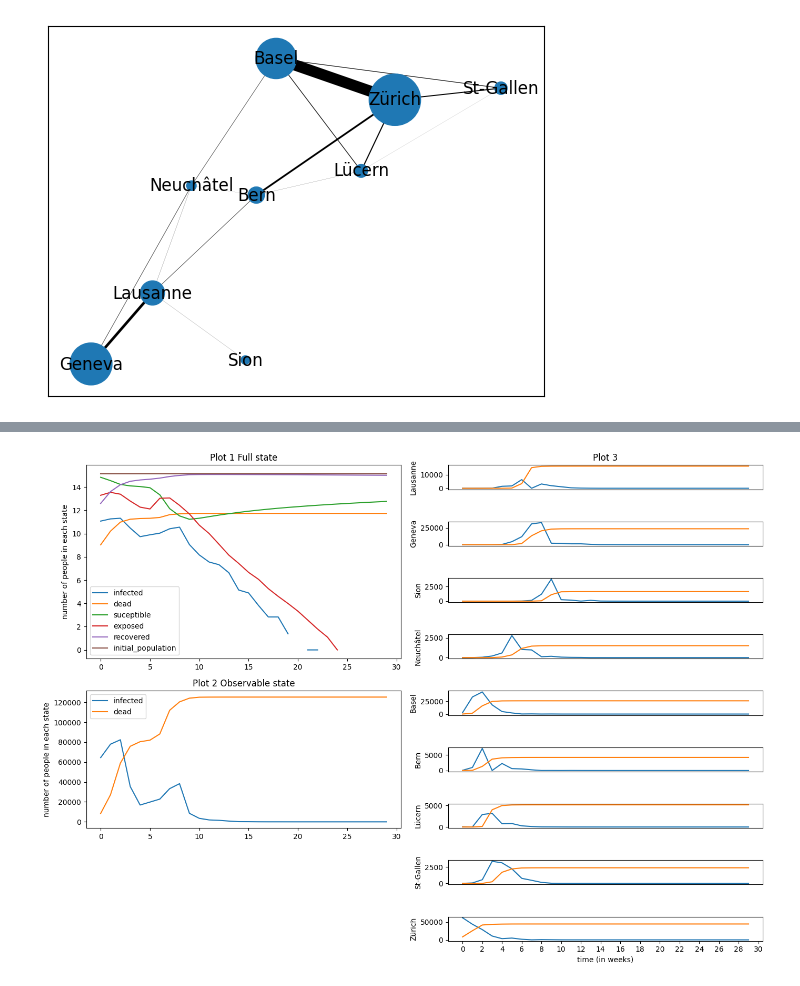
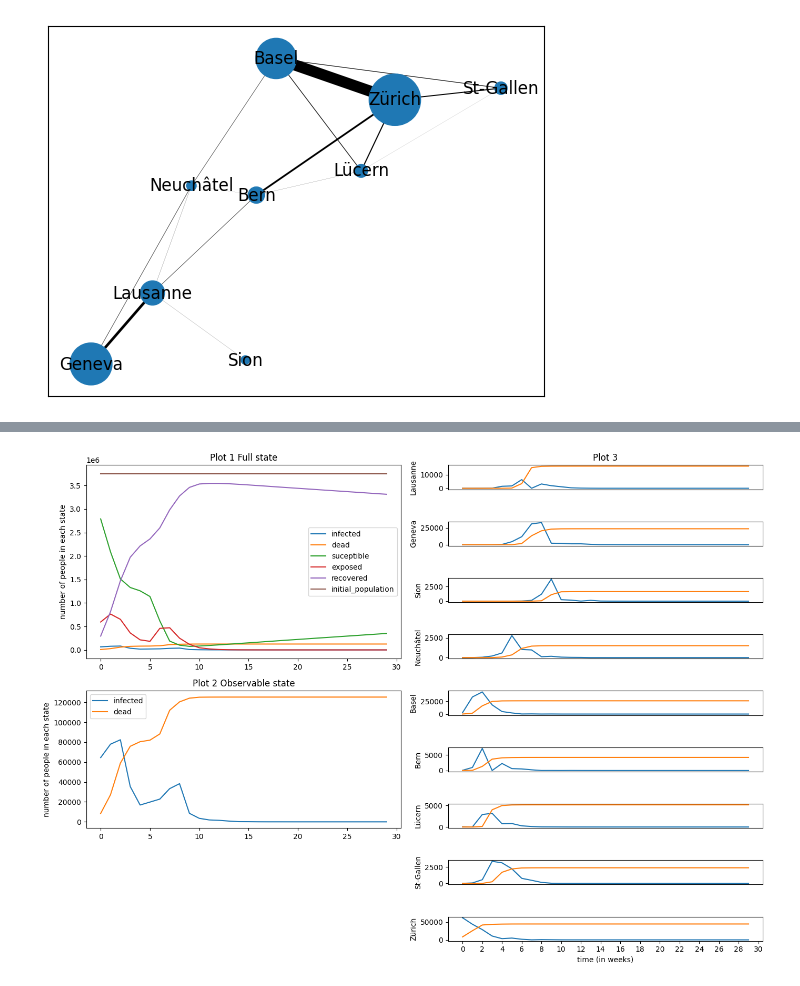
Before and after one commit to dariayakovchuk/Miniproject_DQN, a Jupyter notebook: Miniproject_DQN/notebook.ipynb, the cells around one changed output, grey strips where cells are left out. Cells and saved outputs as stored; diff of their text form; code cells hidden in the pictures.

```diff
--- a/Miniproject_DQN/notebook.ipynb
+++ b/Miniproject_DQN/notebook.ipynb
@@ -107,11 +123,12 @@ actions = {a:np.array([l.action[a] for l in log]) for a in log[0].action.keys()}
 # %%
 from matplotlib.ticker import MultipleLocator
 
+# from the tutorial
 def plot_all(leftstate = True, leftobs =True, leftactions = True, right_per_city = True, order = [1, 2, 3, 4]):
     fig = plt.figure(figsize=(14,10))
     if leftstate:
         ax_leftstate = plt.subplot2grid(shape=(9, 2), loc=(0, 0), rowspan=4)
-        [ax_leftstate.plot(np.log(y)) for y in total.values()] # log-lin
+        [ax_leftstate.plot(y) for y in total.values()] # log-lin
         ax_leftstate.legend(total.keys())
         ax_leftstate.set_title(f'Plot {order[0]} Full state')
         ax_leftstate.set_ylabel('number of people in each state')
@@ -121,31 +138,31 @@ def plot_all(leftstate = True, leftobs =True, leftactions = True, right_per_city
         [ax_leftobs.plot(total[y]) for y in ['infected','dead']]
         ax_leftobs.legend(['infected','dead'])
         ax_leftobs.set_title(f'Plot {order[1]} Observable state')
         ax_leftobs.set_ylabel('number of people in each state')
 
     if leftactions:
         ax_leftactions = plt.subplot2grid(shape=(9, 2), loc=(7, 0), rowspan=2)
         ax_leftactions.imshow(np.array([v for v in actions.values()]).astype(np.uint8),aspect='auto')
         ax_leftactions.set_title(f'Plot {order[2]} Actions')
         ax_leftactions.set_yticks([0,1,2,3])
         ax_leftactions.set_yticklabels(list(actions.keys()))
         ax_leftactions.set_xlabel('time (in weeks)')
 
     if right_per_city:
         ax_right = [plt.subplot2grid(shape=(9, 2), loc=(0, 1), colspan=1)]
         ax_right += [plt.subplot2grid(shape=(9, 2), loc=(i, 1), colspan=1) for i in range(1,9)]
         ax_right = {k:ax_right[_id] for _id,k in enumerate(cities.keys())}
         [ax.plot(cities[c]['infected']) for c, ax in ax_right.items()]
         [ax.plot(cities[c]['dead']) for c, ax in ax_right.items()]
         [ax.set_ylabel(c) for c, ax in ax_right.items()]
         [ax.xaxis.set_major_locator(plt.NullLocator()) for c, ax in ax_right.items()]
         ax_right['Zürich'].set_xlabel('time (in weeks)')
         ax_right['Lausanne'].set_title(f'Plot {order[3]}')
         ax_right['Zürich'].xaxis.set_major_locator(MultipleLocator(2.000))
 
     fig.tight_layout()
     plt.show()
 
 plot_all(leftstate = True, leftobs =True, leftactions = False, right_per_city = True, order = [1, 2, 0, 3])
 # %% [output]
-[figure, old version]
+[figure, new version]
```
Also changed, not shown: parts of 88 cells of this notebook.
